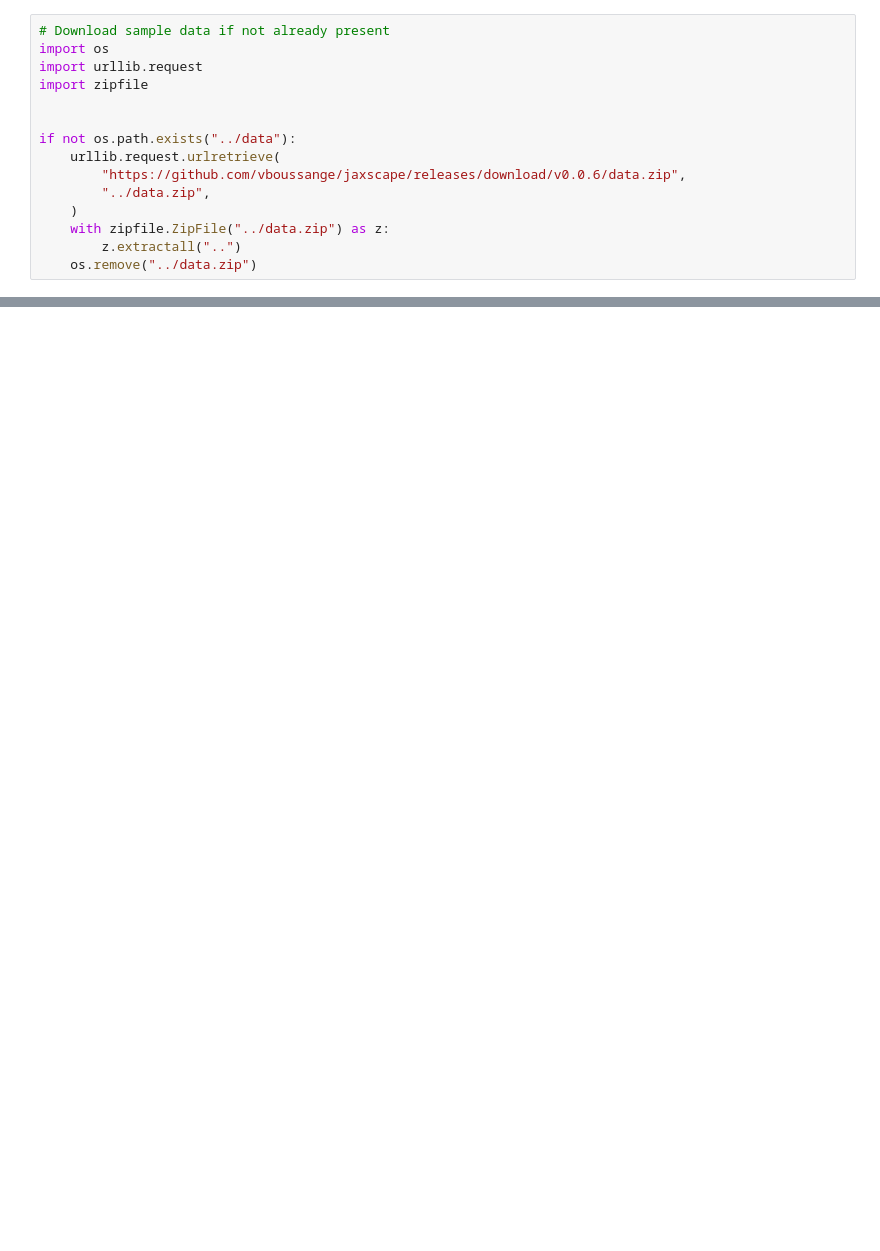
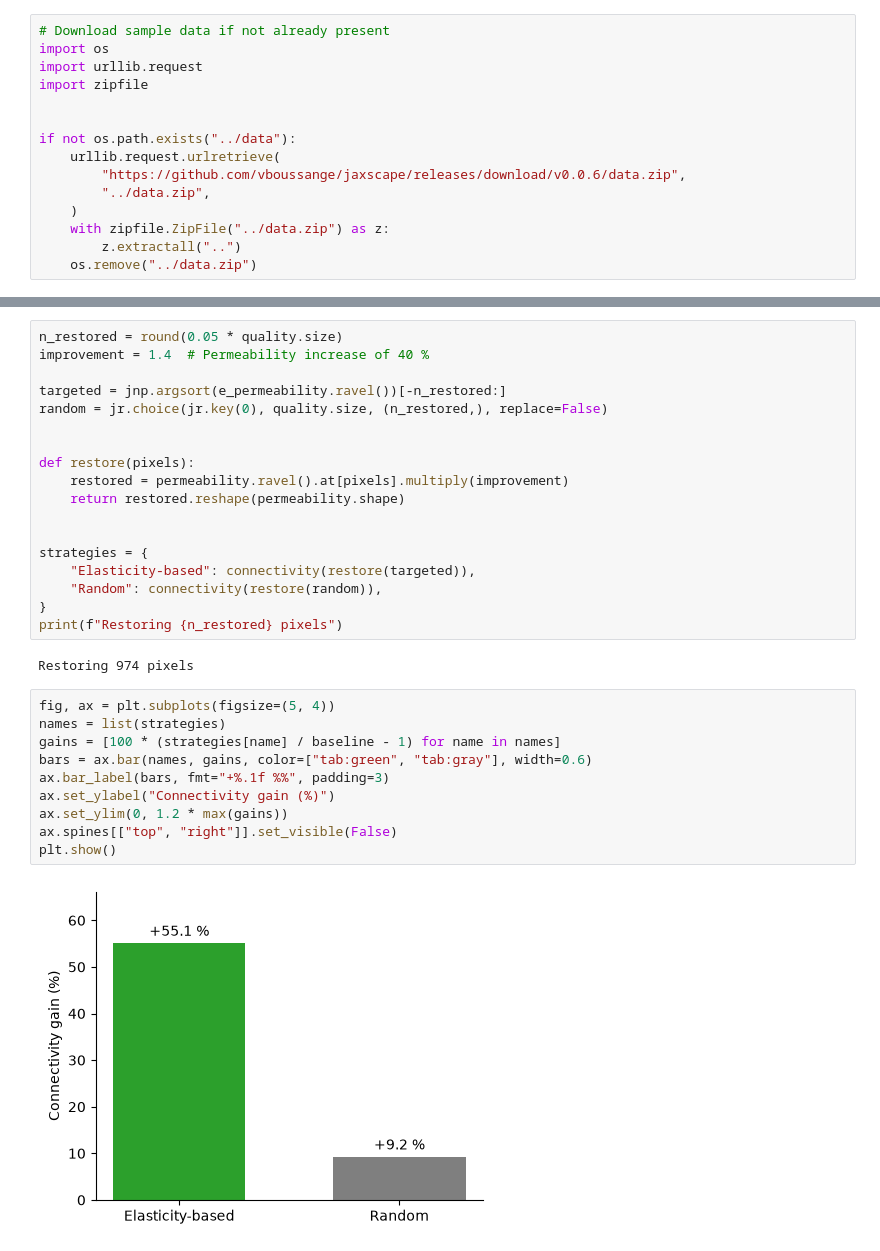
Before and after one commit to vboussange/jaxscape, a Jupyter notebook: docs/examples/connectivity_analysis/connectivity_analysis.ipynb, the cells around one changed output, grey strips where cells are left out. Drawn from its saved outputs; the diff is of its cells as text; blank space fills up the shorter version.

```diff
--- a/docs/examples/connectivity_analysis/connectivity_analysis.ipynb
+++ b/docs/examples/connectivity_analysis/connectivity_analysis.ipynb
@@ -279,0 +148,32 @@ JAXScape's automatic differentiation through JAX enables efficient computation o
+# %%
+n_restored = round(0.05 * quality.size)
+improvement = 1.4  # Permeability increase of 40 %
+
+targeted = jnp.argsort(e_permeability.ravel())[-n_restored:]
+random = jr.choice(jr.key(0), quality.size, (n_restored,), replace=False)
+
+
+def restore(pixels):
+    restored = permeability.ravel().at[pixels].multiply(improvement)
+    return restored.reshape(permeability.shape)
+
+
+strategies = {
+    "Elasticity-based": connectivity(restore(targeted)),
+    "Random": connectivity(restore(random)),
+}
+print(f"Restoring {n_restored} pixels")
+# %% [output]
+Restoring 974 pixels
+# %%
+fig, ax = plt.subplots(figsize=(5, 4))
+names = list(strategies)
+gains = [100 * (strategies[name] / baseline - 1) for name in names]
+bars = ax.bar(names, gains, color=["tab:green", "tab:gray"], width=0.6)
+ax.bar_label(bars, fmt="+%.1f %%", padding=3)
+ax.set_ylabel("Connectivity gain (%)")
+ax.set_ylim(0, 1.2 * max(gains))
+ax.spines[["top", "right"]].set_visible(False)
+plt.show()
+# %% [output]
+[figure, added]
```
Also changed, not shown: parts of 35 cells of this notebook.
